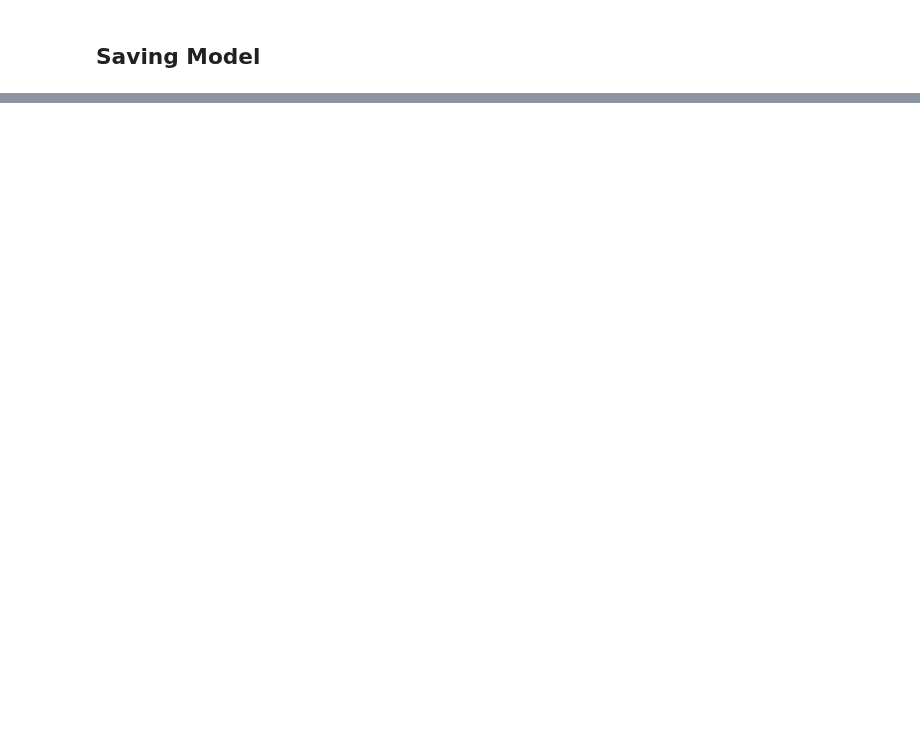
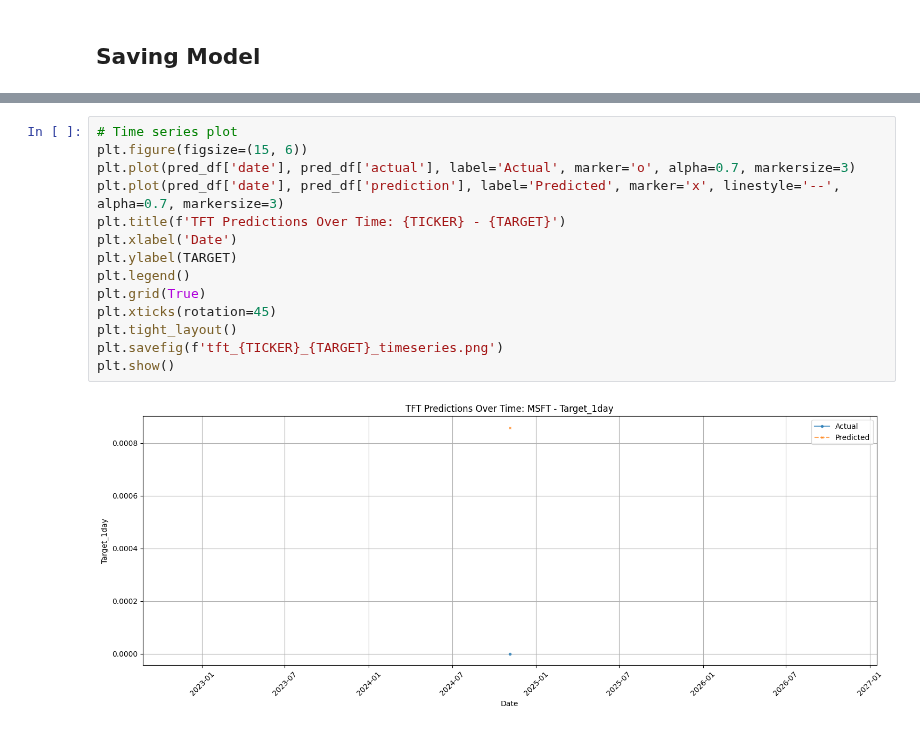
Before and after one commit to ManuelBagasina/DATCapstone, a Jupyter notebook: TFT.ipynb, the cells around one changed output, grey strips where cells are left out. Drawn from its saved outputs; the diff is of its cells as text; blank space fills up the shorter version.

```diff
--- a/TFT.ipynb
+++ b/TFT.ipynb
@@ -611,0 +1096,16 @@ Trying alternative visualization approach...
+# %%
+# Time series plot
+plt.figure(figsize=(15, 6))
+plt.plot(pred_df['date'], pred_df['actual'], label='Actual', marker='o', alpha=0.7, markersize=3)
+plt.plot(pred_df['date'], pred_df['prediction'], label='Predicted', marker='x', linestyle='--', alpha=0.7, markersize=3)
+plt.title(f'TFT Predictions Over Time: {TICKER} - {TARGET}')
+plt.xlabel('Date')
+plt.ylabel(TARGET)
+plt.legend()
+plt.grid(True)
+plt.xticks(rotation=45)
+plt.tight_layout()
+plt.savefig(f'tft_{TICKER}_{TARGET}_timeseries.png')
+plt.show()
+# %% [output]
+[figure, added]
```
Also changed, not shown: parts of 63 cells of this notebook.
